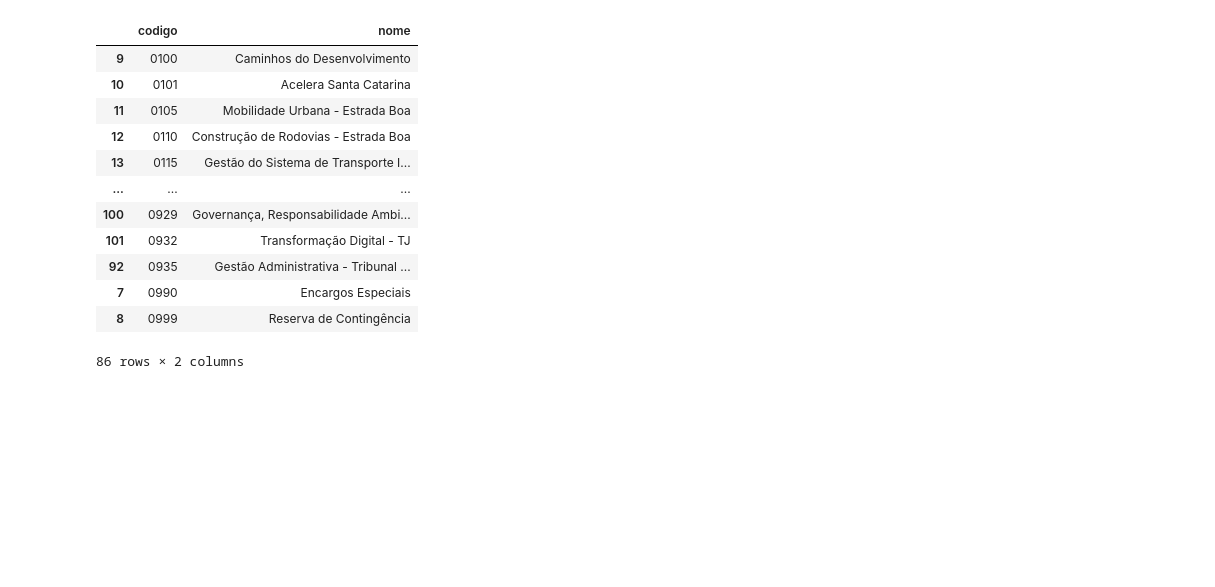
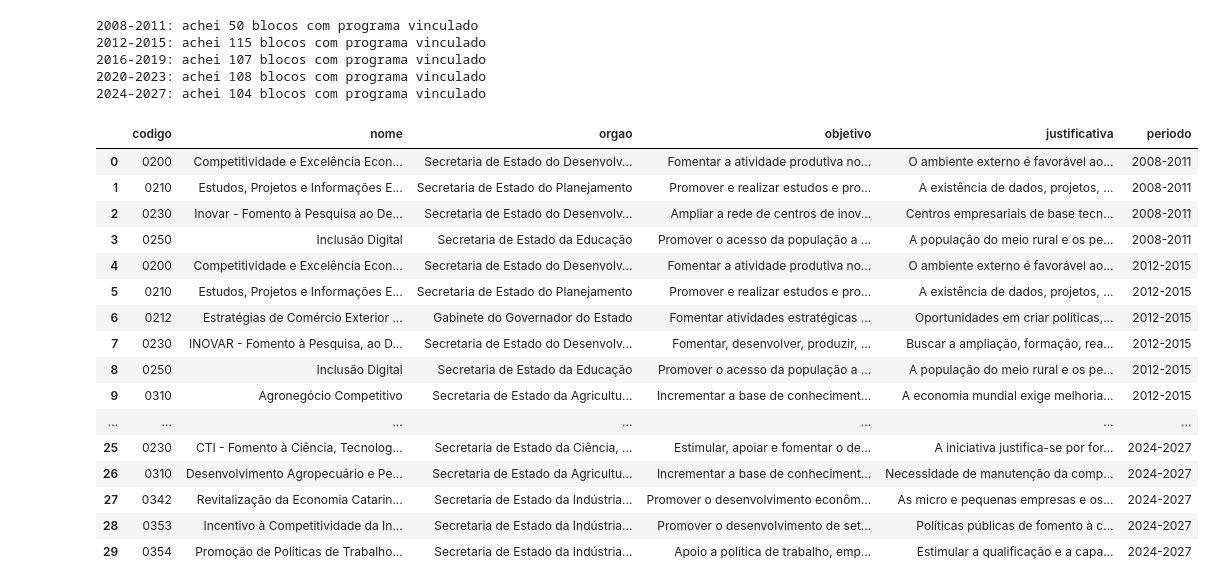
Before and after one commit to andreydeps/estudo-ci-ncia-de-dados, a Jupyter notebook: TCC.ipynb, the cells around one changed output. Drawn from its saved outputs; the diff is of its cells as text; code cells hidden in the pictures; blank space fills up the shorter version.

```diff
--- a/TCC.ipynb
+++ b/TCC.ipynb
@@ -523,19 +52,0 @@ total de matches: 104
-# %%
-df_2024_completo = pd.DataFrame([m.groupdict() for m in matches_2024])
-df_2024_completo = df_2024_completo.drop_duplicates(subset=["codigo", "objetivo"], keep="first")
-pd.set_option("display.max_colwidth", None)
-df_2024_completo[["codigo", "nome"]].sort_values("codigo")
-# %% [output]
-|  | codigo | nome |
-| 9 | 0100 | Caminhos do Desenvolvimento |
-| 10 | 0101 | Acelera Santa Catarina |
-| 11 | 0105 | Mobilidade Urbana - Estrada Boa |
-| 12 | 0110 | Construção de Rodovias - Estrada Boa |
-| 13 | 0115 | Gestão do Sistema de Transporte I... |
-| ... | ... | ... |
-| 100 | 0929 | Governança, Responsabilidade Ambi... |
-| 101 | 0932 | Transformação Digital - TJ |
-| 92 | 0935 | Gestão Administrativa - Tribunal ... |
-| 7 | 0990 | Encargos Especiais |
-| 8 | 0999 | Reserva de Contingência |
-86 rows × 2 columns
@@ -543,0 +53,21 @@ codigos_industria["2024-2027"] = ["0200", "0210", "0230", "0310", "0342", "0353"
+# %%
+caminhos = {
+    "2008-2011": "/content/drive/MyDrive/Repositório TCC/Documentação/PPA/ppa_2008_2011.pdf",
+    "2012-2015": "/content/drive/MyDrive/Repositório TCC/Documentação/PPA/ppa_2012_2015.pdf",
+    "2016-2019": "/content/drive/MyDrive/Repositório TCC/Documentação/PPA/ppa_2016_2019.pdf",
+    "2020-2023": "/content/drive/MyDrive/Repositório TCC/Documentação/PPA/ppa_2020_2023_v2.pdf",
+    "2024-2027": "/content/drive/MyDrive/Repositório TCC/Documentação/PPA/ppa_2024_2027.pdf",
+}
+
+
+duas_colunas = set()
+# %%
+# Códigos de programa considerados política industrial/competitividade econômica,
+# por período. Levantados manualmente lendo cada Anexo Único.
+codigos_industria = {
+    "2008-2011": ["0200", "0210", "0230", "0250"],
+    "2012-2015": ["0200", "0210", "0212", "0230", "0250", "0310", "0342", "0346"],
+    "2016-2019": ["0200", "0230", "0310", "0342", "0346"],
+    "2020-2023": ["0200", "0212", "0230", "0310", "0342", "0346"],
+    "2024-2027": ["0200", "0210", "0230", "0310", "0342", "0353", "0354"],
+}
@@ -543,0 +134,38 @@ codigos_industria["2024-2027"] = ["0200", "0210", "0230", "0310", "0342", "0353"
+# %%
+resultados = []
+for periodo, caminho in caminhos.items():
+    resultados.append(
+        processa_ppa(
+            caminho,
+            periodo,
+            duas_colunas=(periodo in duas_colunas),
+            regex=padrao_2008 if periodo == "2008-2011" else None,
+            limpar_regex=rodape_2008 if periodo == "2008-2011" else None,
+        )
+    )
+
+df_todos = pd.concat(resultados, ignore_index=True)
+df_todos
+# %% [output]
+2008-2011: achei 50 blocos com programa vinculado
+2012-2015: achei 115 blocos com programa vinculado
+2016-2019: achei 107 blocos com programa vinculado
+2020-2023: achei 108 blocos com programa vinculado
+2024-2027: achei 104 blocos com programa vinculado
+|  | codigo | nome | orgao | objetivo | justificativa | periodo |
+| 0 | 0200 | Competitividade e Excelência Econ... | Secretaria de Estado do Desenvolv... | Fomentar a atividade produtiva no... | O ambiente externo é favorável ao... | 2008-2011 |
+| 1 | 0210 | Estudos, Projetos e Informações E... | Secretaria de Estado do Planejamento | Promover e realizar estudos e pro... | A existência de dados, projetos, ... | 2008-2011 |
+| 2 | 0230 | Inovar - Fomento à Pesquisa ao De... | Secretaria de Estado do Desenvolv... | Ampliar a rede de centros de inov... | Centros empresariais de base tecn... | 2008-2011 |
+| 3 | 0250 | Inclusão Digital | Secretaria de Estado da Educação | Promover o acesso da população a ... | A população do meio rural e os pe... | 2008-2011 |
+| 4 | 0200 | Competitividade e Excelência Econ... | Secretaria de Estado do Desenvolv... | Fomentar a atividade produtiva no... | O ambiente externo é favorável ao... | 2012-2015 |
+| 5 | 0210 | Estudos, Projetos e Informações E... | Secretaria de Estado do Planejamento | Promover e realizar estudos e pro... | A existência de dados, projetos, ... | 2012-2015 |
+| 6 | 0212 | Estratégias de Comércio Exterior ... | Gabinete do Governador do Estado | Fomentar atividades estratégicas ... | Oportunidades em criar políticas,... | 2012-2015 |
+| 7 | 0230 | INOVAR - Fomento à Pesquisa, ao D... | Secretaria de Estado do Desenvolv... | Fomentar, desenvolver, produzir, ... | Buscar a ampliação, formação, rea... | 2012-2015 |
+| 8 | 0250 | Inclusão Digital | Secretaria de Estado da Educação | Promover o acesso da população a ... | A população do meio rural e os pe... | 2012-2015 |
+| 9 | 0310 | Agronegócio Competitivo | Secretaria de Estado da Agricultu... | Incrementar a base de conheciment... | A economia mundial exige melhoria... | 2012-2015 |
+| ... | ... | ... | ... | ... | ... | ... |
+| 25 | 0230 | CTI - Fomento à Ciência, Tecnolog... | Secretaria de Estado da Ciência, ... | Estimular, apoiar e fomentar o de... | A iniciativa justifica-se por for... | 2024-2027 |
+| 26 | 0310 | Desenvolvimento Agropecuário e Pe... | Secretaria de Estado da Agricultu... | Incrementar a base de conheciment... | Necessidade de manutenção da comp... | 2024-2027 |
+| 27 | 0342 | Revitalização da Economia Catarin... | Secretaria de Estado da Indústria... | Promover o desenvolvimento econôm... | As micro e pequenas empresas e os... | 2024-2027 |
+| 28 | 0353 | Incentivo à Competitividade da In... | Secretaria de Estado da Indústria... | Promover o desenvolvimento de set... | Políticas públicas de fomento à c... | 2024-2027 |
+| 29 | 0354 | Promoção de Políticas de Trabalho... | Secretaria de Estado da Indústria... | Apoio a política de trabalho, emp... | Estimular a qualificação e a capa... | 2024-2027 |
```
Also changed, not shown: parts of 46 cells of this notebook.
